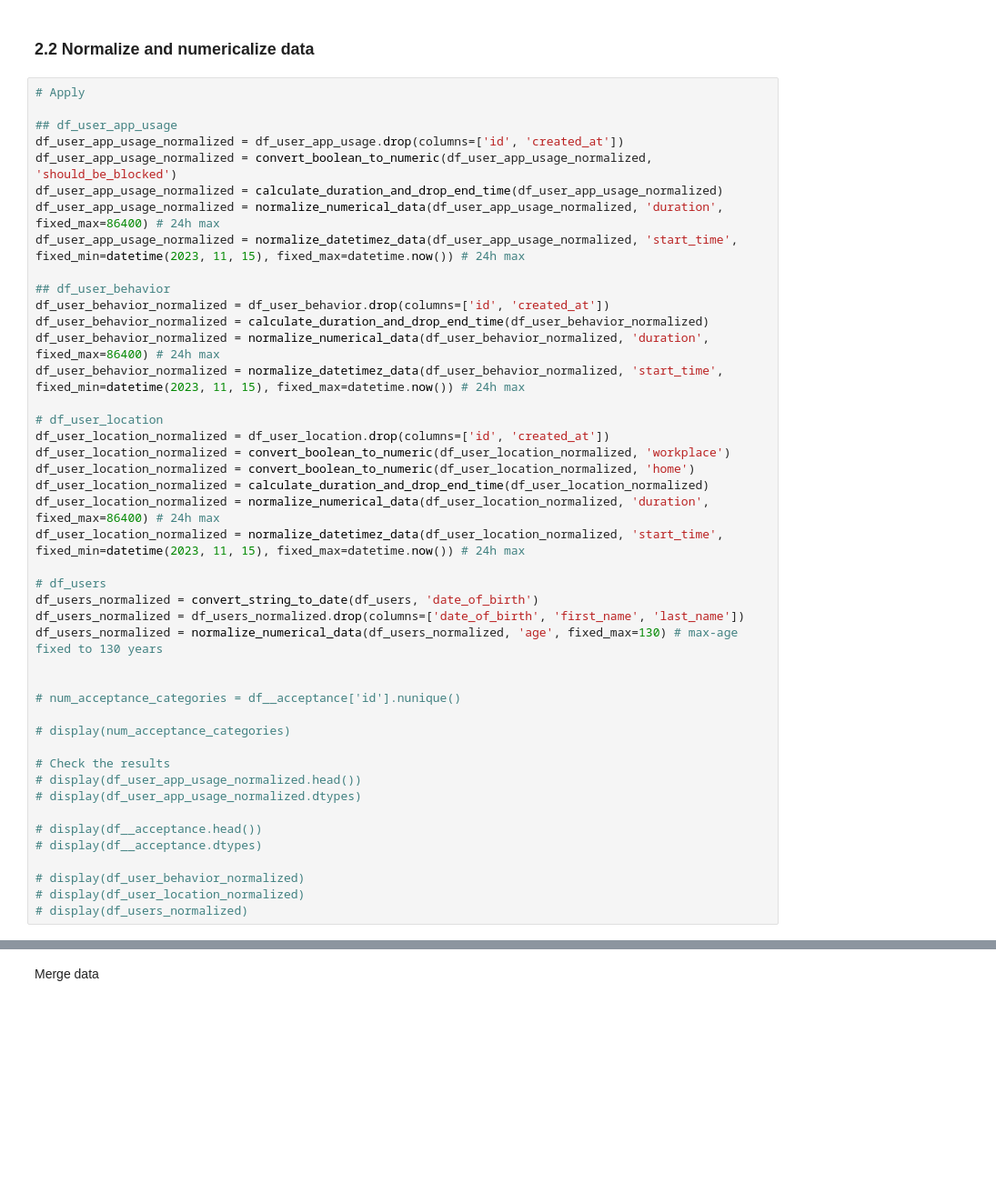
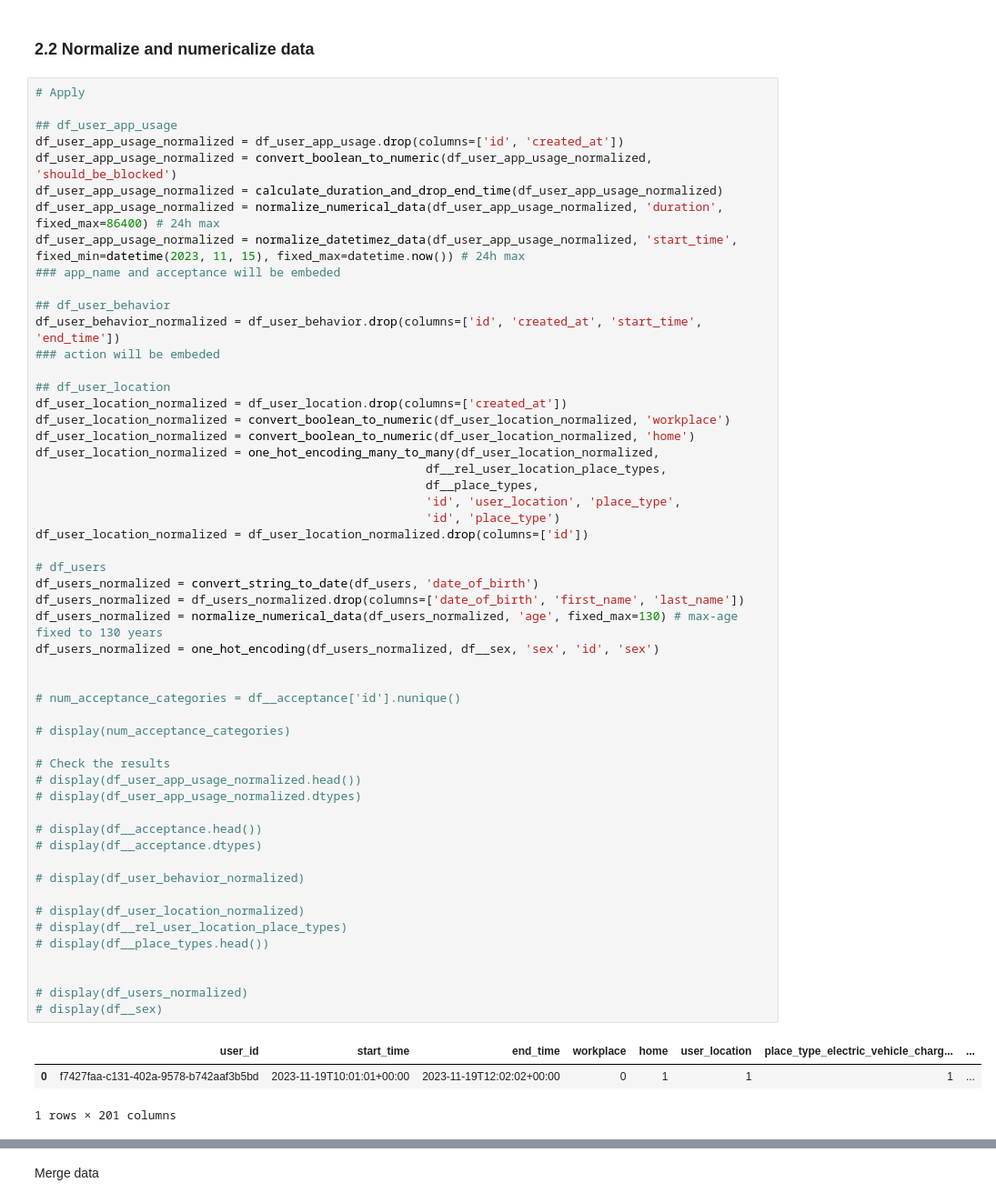
Before and after one commit to Time-Jar/machine-learning-model, a Jupyter notebook: model.ipynb, the cells around one changed output, grey strips where cells are left out. Shown at 91% size. Saved outputs shown, nothing was run; the diff lists cells and outputs as text; blank space fills up the shorter version.

```diff
--- a/model.ipynb
+++ b/model.ipynb
@@ -148,39 +244,52 @@ df_user_app_usage_normalized = df_user_app_usage.drop(columns=['id', 'created_at
 df_user_app_usage_normalized = convert_boolean_to_numeric(df_user_app_usage_normalized, 'should_be_blocked')
 df_user_app_usage_normalized = calculate_duration_and_drop_end_time(df_user_app_usage_normalized)
 df_user_app_usage_normalized = normalize_numerical_data(df_user_app_usage_normalized, 'duration', fixed_max=86400) # 24h max
 df_user_app_usage_normalized = normalize_datetimez_data(df_user_app_usage_normalized, 'start_time', fixed_min=datetime(2023, 11, 15), fixed_max=datetime.now()) # 24h max
+### app_name and acceptance will be embeded
 
 ## df_user_behavior
-df_user_behavior_normalized = df_user_behavior.drop(columns=['id', 'created_at'])
-df_user_behavior_normalized = calculate_duration_and_drop_end_time(df_user_behavior_normalized)
-df_user_behavior_normalized = normalize_numerical_data(df_user_behavior_normalized, 'duration', fixed_max=86400) # 24h max
-df_user_behavior_normalized = normalize_datetimez_data(df_user_behavior_normalized, 'start_time', fixed_min=datetime(2023, 11, 15), fixed_max=datetime.now()) # 24h max
+df_user_behavior_normalized = df_user_behavior.drop(columns=['id', 'created_at', 'start_time', 'end_time'])
+### action will be embeded
 
-# df_user_location
-df_user_location_normalized = df_user_location.drop(columns=['id', 'created_at'])
+## df_user_location
+df_user_location_normalized = df_user_location.drop(columns=['created_at'])
 df_user_location_normalized = convert_boolean_to_numeric(df_user_location_normalized, 'workplace')
 df_user_location_normalized = convert_boolean_to_numeric(df_user_location_normalized, 'home')
-df_user_location_normalized = calculate_duration_and_drop_end_time(df_user_location_normalized)
-df_user_location_normalized = normalize_numerical_data(df_user_location_normalized, 'duration', fixed_max=86400) # 24h max
-df_user_location_normalized = normalize_datetimez_data(df_user_location_normalized, 'start_time', fixed_min=datetime(2023, 11, 15), fixed_max=datetime.now()) # 24h max
+df_user_location_normalized = one_hot_encoding_many_to_many(df_user_location_normalized,
+                                                       df__rel_user_location_place_types,
+                                                       df__place_types,
+                                                       'id', 'user_location', 'place_type',
+                                                       'id', 'place_type')
+df_user_location_normalized = df_user_location_normalized.drop(columns=['id'])
 
 # df_users
 df_users_normalized = convert_string_to_date(df_users, 'date_of_birth')
 df_users_normalized = df_users_normalized.drop(columns=['date_of_birth', 'first_name', 'last_name'])
 df_users_normalized = normalize_numerical_data(df_users_normalized, 'age', fixed_max=130) # max-age fixed to 130 years
+df_users_normalized = one_hot_encoding(df_users_normalized, df__sex, 'sex', 'id', 'sex')
 
 
 # num_acceptance_categories = df__acceptance['id'].nunique()
 
 # display(num_acceptance_categories)
 
 # Check the results
 # display(df_user_app_usage_normalized.head())
 # display(df_user_app_usage_normalized.dtypes)
 
 # display(df__acceptance.head())
 # display(df__acceptance.dtypes)
 
 # display(df_user_behavior_normalized)
+
 # display(df_user_location_normalized)
+# display(df__rel_user_location_place_types)
+# display(df__place_types.head())
+
+
 # display(df_users_normalized)
+# display(df__sex)
+# %% [output]
+|  | user_id | start_time | end_time | workplace | home | user_location | place_type_electric_vehicle_charg... | ... |
+| 0 | f7427faa-c131-402a-9578-b742aaf3b5bd | 2023-11-19T10:01:01+00:00 | 2023-11-19T12:02:02+00:00 | 0 | 1 | 1 | 1 | ... |
+1 rows × 201 columns
```
Also changed, not shown: parts of 4 cells of this notebook.
